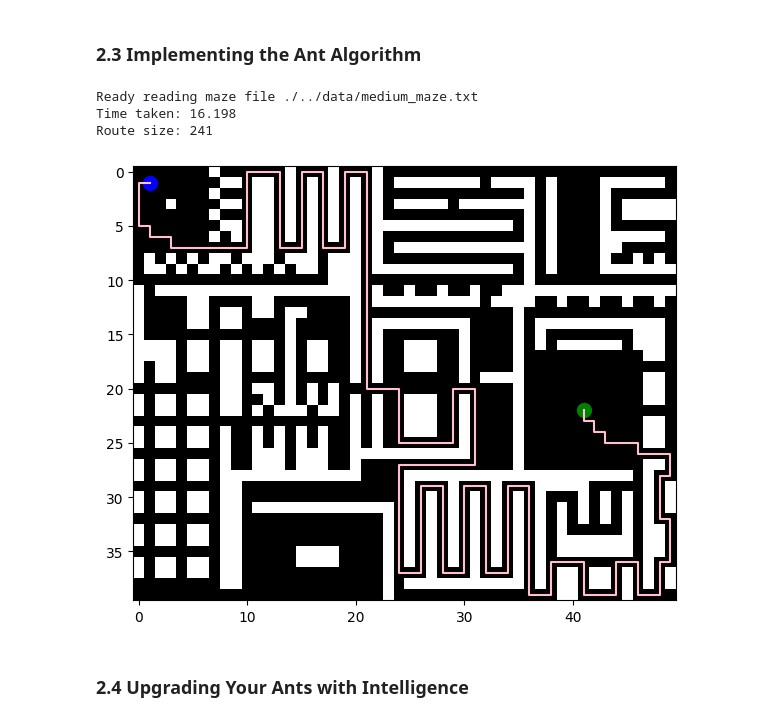
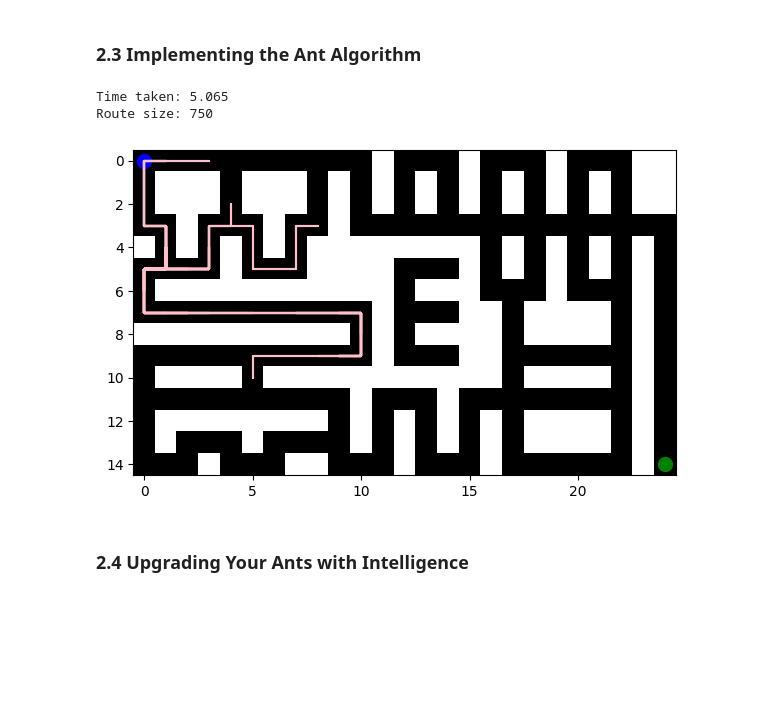
Before and after one commit to fusiatique/ci-assignments, a Jupyter notebook: assignment_2/src/Main.ipynb, the cells around one changed output. Saved outputs shown, nothing was run; the diff lists cells and outputs as text; code cells hidden in the pictures; blank space fills up the shorter version.

```diff
--- a/assignment_2/src/Main.ipynb
+++ b/assignment_2/src/Main.ipynb
@@ -761,35 +714,27 @@ class AntColonyOptimization:
 # %%
 # Please keep your parameters for the ACO easily changeable here
-gen = 20
-no_gen = 200
+ants_per_gen = 20
+no_gen = 40
 q = 1600
 evap = 0.1
-alpha = 3
-beta = 2
-memory_penalty = 0.01
-memory_size = 20
-greedy = 0.01
 
 # Construct the optimization objects
-maze = Maze.create_maze("./../data/medium_maze.txt")
-spec = PathSpecification.read_coordinates("./../data/medium_coordinates.txt")
-aco = AntColonyOptimization(maze, gen, no_gen, q, evap, alpha, beta, memory_penalty, memory_size, greedy)
+maze = Maze.create_maze("./../data/easy_maze.txt")
+spec = PathSpecification.read_coordinates("./../data/easy_coordinates.txt")
+aco = AntColonyOptimization(maze, ants_per_gen, no_gen, q, evap)
 
 start_time = int(round(time.time() * 1000))
 shortest_route = aco.find_shortest_route(spec)
 
 print("Time taken: " + str((int(round(time.time() * 1000)) - start_time) / 1000.0))
 print("Route size: " + str(shortest_route.size()))
 
-shortest_route.write_to_file("./../data/medium_solution.txt")
-
 v = Visualizer()
 v.visualize_individual_path(maze, shortest_route, spec)
 # %% [output]
-Ready reading maze file ./../data/medium_maze.txt
-Time taken: 16.198
-Route size: 241
+Time taken: 5.065
+Route size: 750
-[figure, old version]
+[figure, new version]
 # %% [markdown]
 ### 2.4 Upgrading Your Ants with Intelligence
 # %% [markdown]
```
Also changed, not shown: parts of 20 cells of this notebook, 5 other files.
